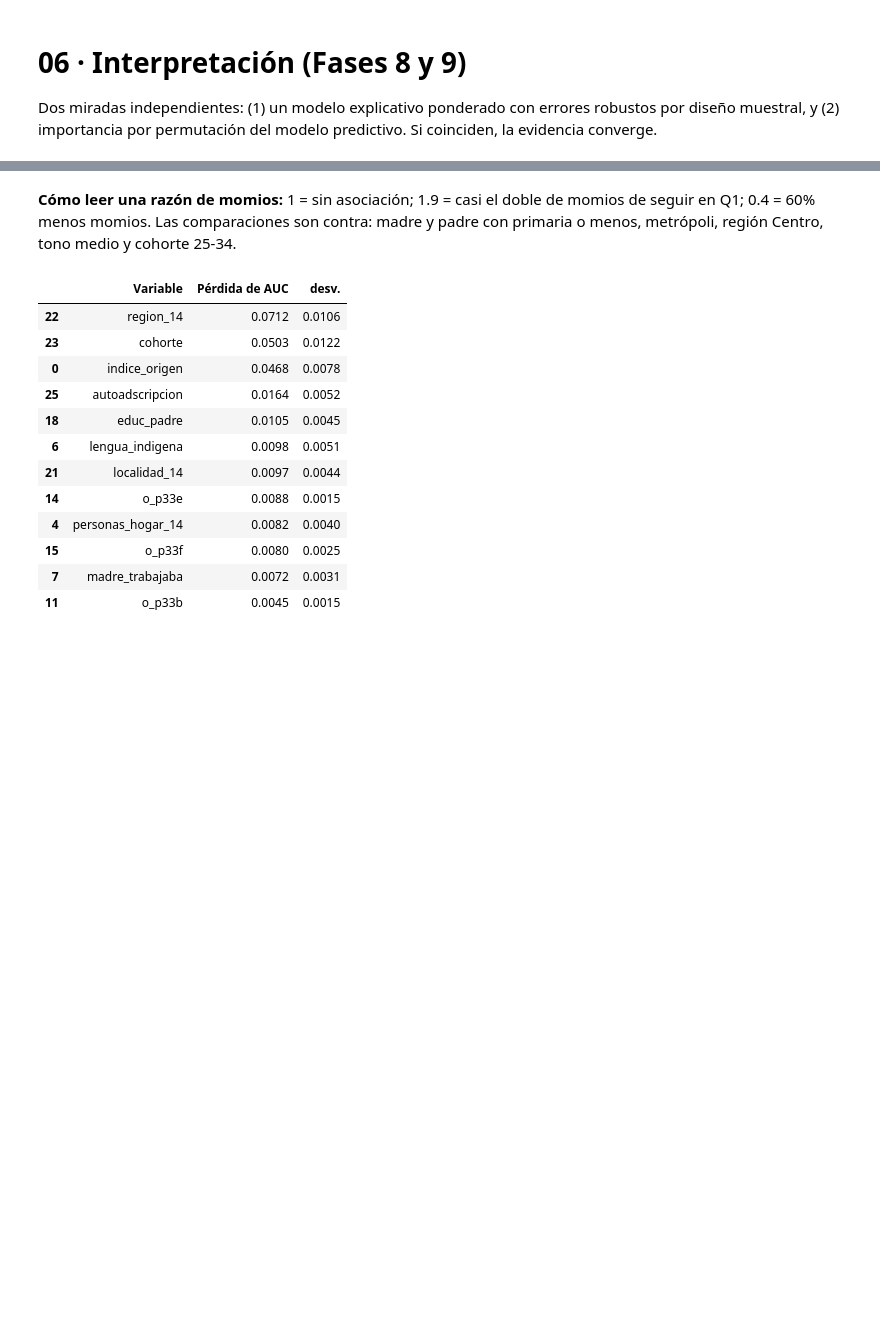
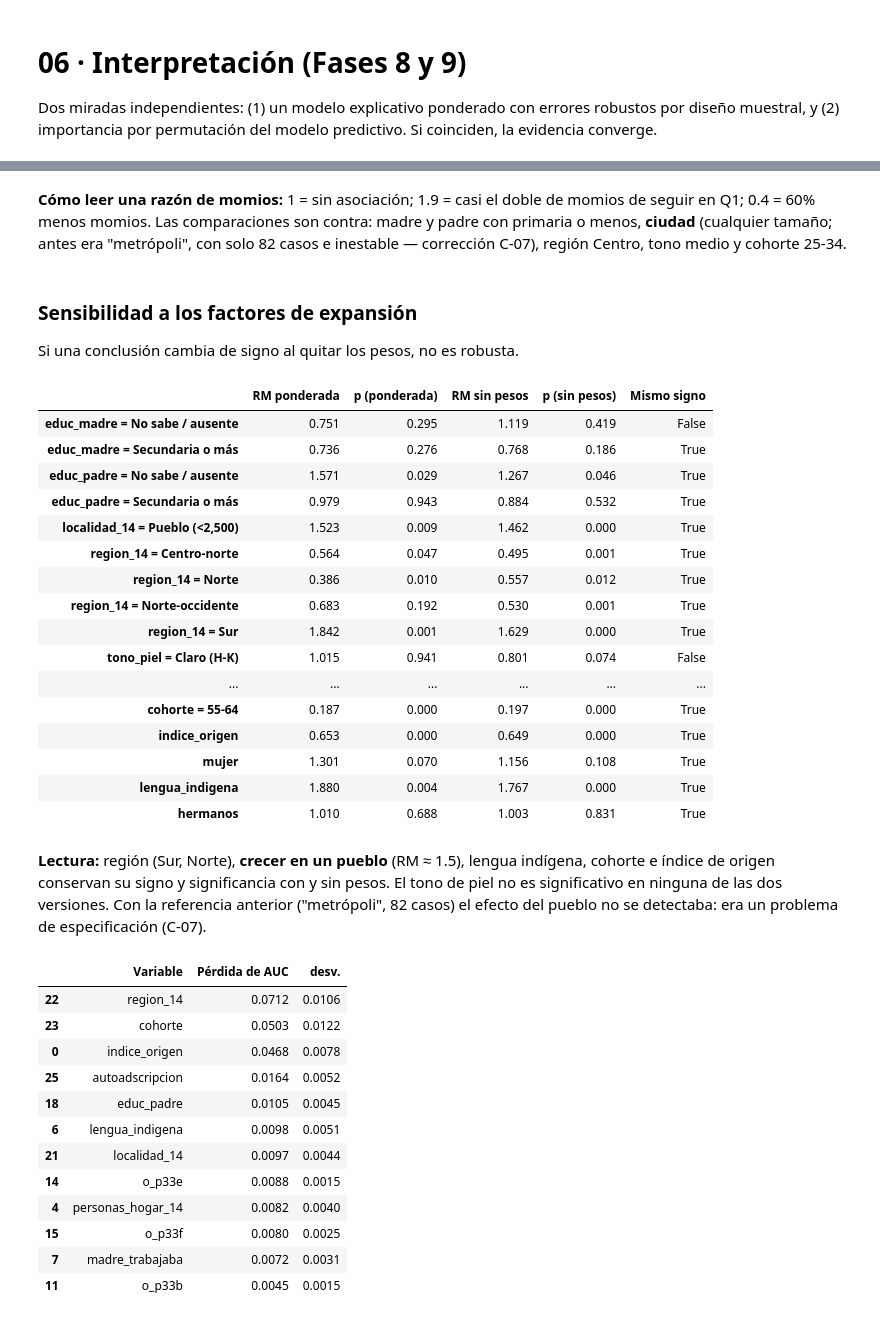
Before and after one commit to xmarihano-pixel/Movilidad-social-, a Jupyter notebook: notebooks/06_interpretability.ipynb, the cells around one changed output, grey strips where cells are left out. Cells and saved outputs as stored; diff of their text form; code cells hidden in the pictures; blank space fills up the shorter version.

```diff
--- a/notebooks/06_interpretability.ipynb
+++ b/notebooks/06_interpretability.ipynb
@@ -45,5 +45,30 @@ or_.to_csv(TABLES / "razones_momios.csv"); display(or_); V.razones_momios(or_);
 # %% [markdown]
-**Cómo leer una razón de momios:** 1 = sin asociación; 1.9 = casi el doble de momios de seguir en Q1; 0.4 = 60% menos momios. Las comparaciones son contra: madre y padre con primaria o menos, metrópoli, región Centro, tono medio y cohorte 25-34.
+**Cómo leer una razón de momios:** 1 = sin asociación; 1.9 = casi el doble de momios de seguir en Q1; 0.4 = 60% menos momios. Las comparaciones son contra: madre y padre con primaria o menos, **ciudad** (cualquier tamaño; antes era "metrópoli", con solo 82 casos e inestable — corrección C-07), región Centro, tono medio y cohorte 25-34.
+# %% [markdown]
+### Sensibilidad a los factores de expansión
+Si una conclusión cambia de signo al quitar los pesos, no es robusta.
+# %%
+sens = I.sensibilidad_pesos(q1); sens.to_csv(TABLES / "razones_momios_sensibilidad_pesos.csv"); display(sens)
+# %% [output]
+|  | RM ponderada | p (ponderada) | RM sin pesos | p (sin pesos) | Mismo signo |
+| educ_madre = No sabe / ausente | 0.751 | 0.295 | 1.119 | 0.419 | False |
+| educ_madre = Secundaria o más | 0.736 | 0.276 | 0.768 | 0.186 | True |
+| educ_padre = No sabe / ausente | 1.571 | 0.029 | 1.267 | 0.046 | True |
+| educ_padre = Secundaria o más | 0.979 | 0.943 | 0.884 | 0.532 | True |
+| localidad_14 = Pueblo (<2,500) | 1.523 | 0.009 | 1.462 | 0.000 | True |
+| region_14 = Centro-norte | 0.564 | 0.047 | 0.495 | 0.001 | True |
+| region_14 = Norte | 0.386 | 0.010 | 0.557 | 0.012 | True |
+| region_14 = Norte-occidente | 0.683 | 0.192 | 0.530 | 0.001 | True |
+| region_14 = Sur | 1.842 | 0.001 | 1.629 | 0.000 | True |
+| tono_piel = Claro (H-K) | 1.015 | 0.941 | 0.801 | 0.074 | False |
+| ... | ... | ... | ... | ... | ... |
+| cohorte = 55-64 | 0.187 | 0.000 | 0.197 | 0.000 | True |
+| indice_origen | 0.653 | 0.000 | 0.649 | 0.000 | True |
+| mujer | 1.301 | 0.070 | 1.156 | 0.108 | True |
+| lengua_indigena | 1.880 | 0.004 | 1.767 | 0.000 | True |
+| hermanos | 1.010 | 0.688 | 1.003 | 0.831 | True |
+# %% [markdown]
+**Lectura:** región (Sur, Norte), **crecer en un pueblo** (RM ≈ 1.5), lengua indígena, cohorte e índice de origen conservan su signo y significancia con y sin pesos. El tono de piel no es significativo en ninguna de las dos versiones. Con la referencia anterior ("metrópoli", 82 casos) el efecto del pueblo no se detectaba: era un problema de especificación (C-07).
 # %%
 imp = I.importance(modelo, te, T.NUM, T.CAT)
 imp.to_csv(TABLES / "importancia_permutacion.csv", index=False); display(imp.head(12)); V.importancia(imp); plt.show()
```
Also changed, not shown: parts of 10 cells of this notebook, 35 other files.
